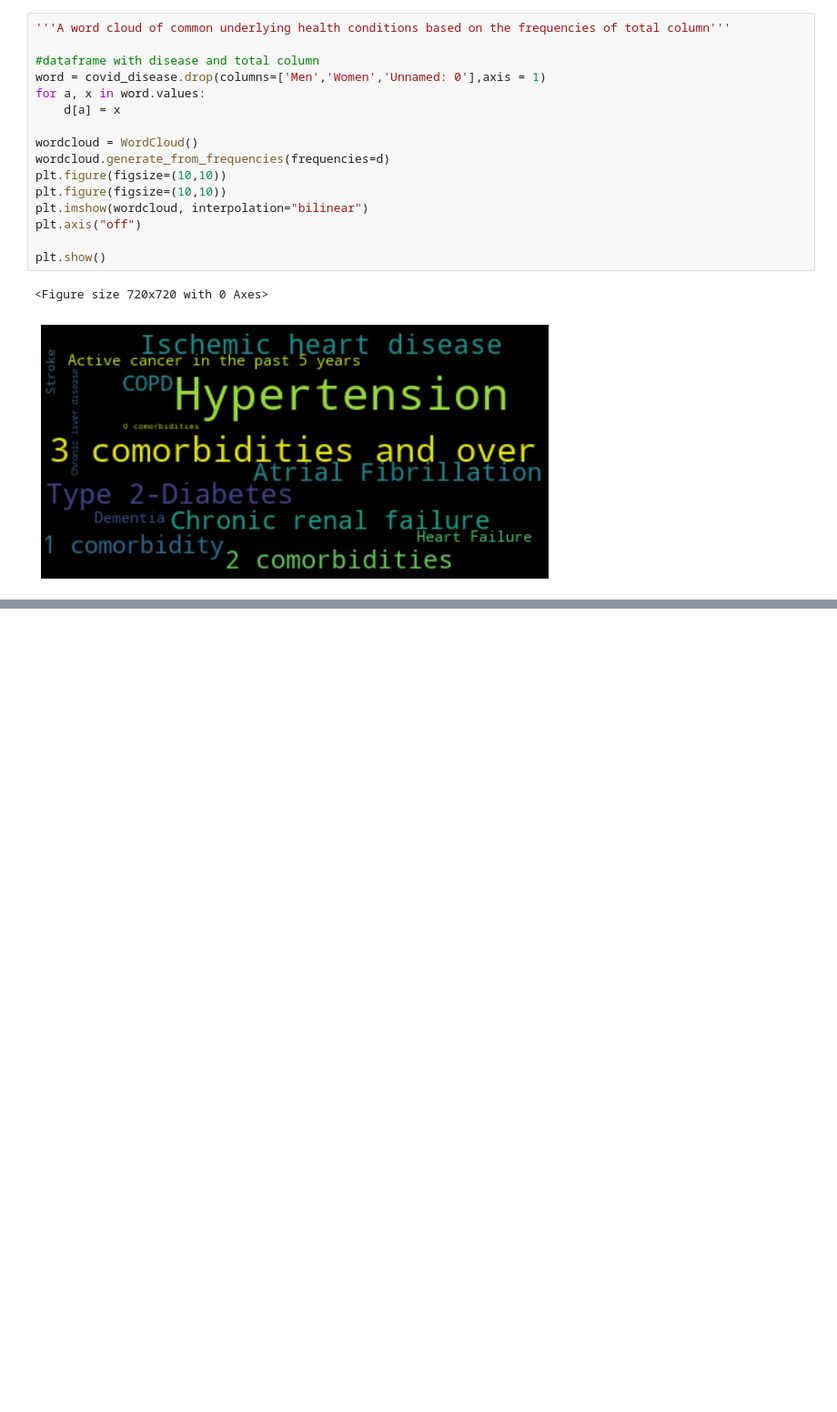
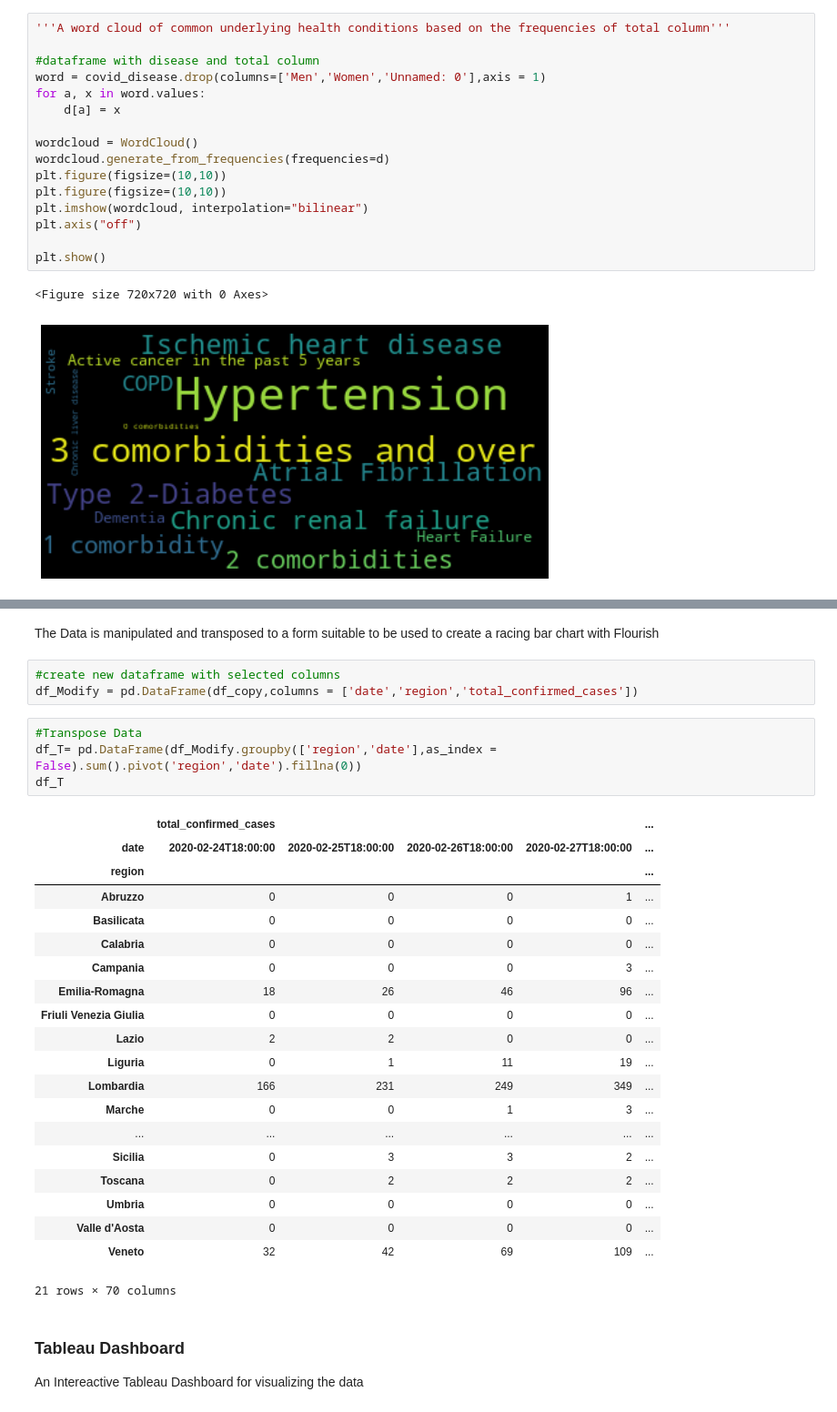
Before and after one commit to tizbid/COVID-19-Data-Analysis-, a Jupyter notebook: COVID-19 Data Analysis and Insights.ipynb, the cells around one changed output, grey strips where cells are left out. Shown: that part at 91% size. Saved outputs shown, nothing was run; the diff lists cells and outputs as text; blank space fills up the shorter version.

```diff
--- a/COVID-19 Data Analysis and Insights.ipynb
+++ b/COVID-19 Data Analysis and Insights.ipynb
@@ -484,0 +287,34 @@ SyntaxError: unexpected EOF while parsing (<ipython-input-125-13fa760644e3>, lin
+# %% [markdown]
+The Data is manipulated and transposed to a form suitable to be used to create a racing bar chart with Flourish
+# %%
+#create new dataframe with selected columns
+df_Modify = pd.DataFrame(df_copy,columns = ['date','region','total_confirmed_cases'])
+# %%
+#Transpose Data
+df_T= pd.DataFrame(df_Modify.groupby(['region','date'],as_index = False).sum().pivot('region','date').fillna(0))
+df_T
+# %% [output]
+|  | total_confirmed_cases |  |  |  | ... |
+| date | 2020-02-24T18:00:00 | 2020-02-25T18:00:00 | 2020-02-26T18:00:00 | 2020-02-27T18:00:00 | ... |
+| region |  |  |  |  | ... |
+| Abruzzo | 0 | 0 | 0 | 1 | ... |
+| Basilicata | 0 | 0 | 0 | 0 | ... |
+| Calabria | 0 | 0 | 0 | 0 | ... |
+| Campania | 0 | 0 | 0 | 3 | ... |
+| Emilia-Romagna | 18 | 26 | 46 | 96 | ... |
+| Friuli Venezia Giulia | 0 | 0 | 0 | 0 | ... |
+| Lazio | 2 | 2 | 0 | 0 | ... |
+| Liguria | 0 | 1 | 11 | 19 | ... |
+| Lombardia | 166 | 231 | 249 | 349 | ... |
+| Marche | 0 | 0 | 1 | 3 | ... |
+| ... | ... | ... | ... | ... | ... |
+| Sicilia | 0 | 3 | 3 | 2 | ... |
+| Toscana | 0 | 2 | 2 | 2 | ... |
+| Umbria | 0 | 0 | 0 | 0 | ... |
+| Valle d'Aosta | 0 | 0 | 0 | 0 | ... |
+| Veneto | 32 | 42 | 69 | 109 | ... |
+21 rows × 70 columns
+# %% [markdown]
+### Tableau Dashboard
+
+ An Intereactive Tableau Dashboard for visualizing the  data
```
Also changed, not shown: parts of 40 cells of this notebook.
